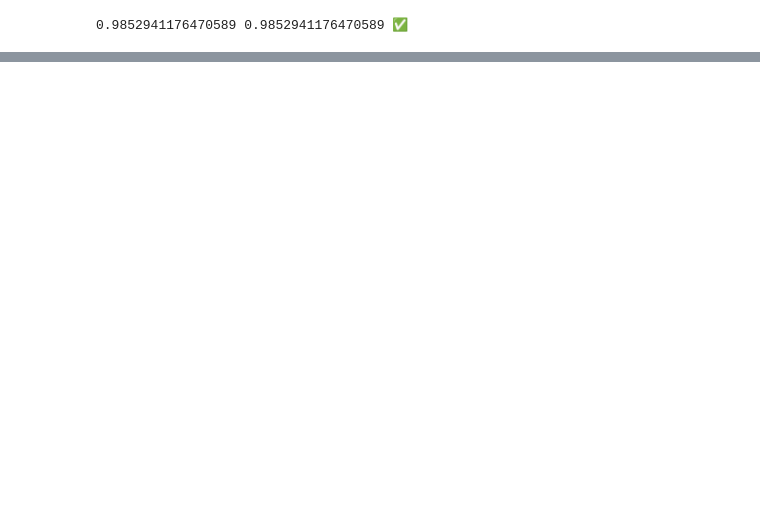
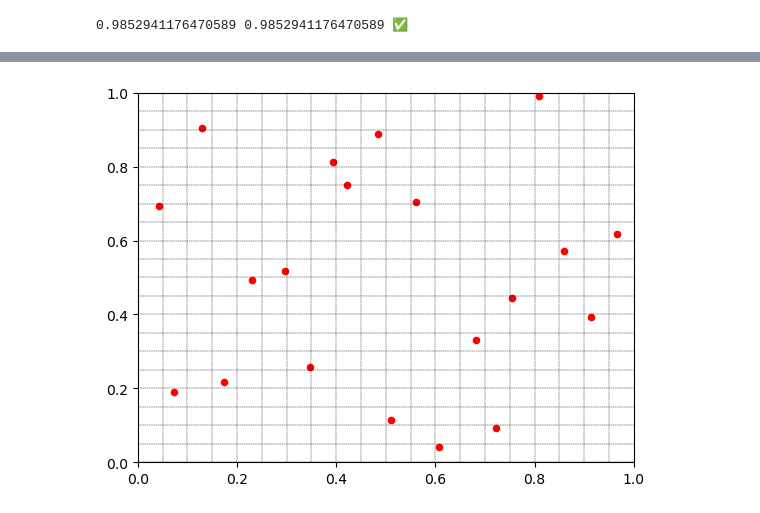
Before and after one commit to alecrespi/latinexpansion, a Jupyter notebook: PLAYGROUND.ipynb, the cells around one changed output, grey strips where cells are left out. Drawn from its saved outputs; the diff is of its cells as text; code cells hidden in the pictures; blank space fills up the shorter version.

```diff
--- a/PLAYGROUND.ipynb
+++ b/PLAYGROUND.ipynb
@@ -158,0 +185,30 @@ print(prediction, exp3["grade"], "✅" if -err < prediction - exp3["grade"] < er
+# %%
+
+def tmpplotLHS(lhs: np.ndarray, grid: bool = False, highlight: bool = False, save: bool = False, filepath: str = None):
+    N, P = lhs.shape
+    if P != 2:
+        return
+    plt.xlim(0, 1)
+    plt.ylim(0, 1)
+    plt.scatter(lhs[:, 0], lhs[:, 1], marker='o', c='r', s=20)
+    if grid:
+        for q in range(0, N):
+            plt.axhline(y=q/N, color='black', linestyle='--', linewidth=0.3)
+            plt.axvline(x=q/N, color='black', linestyle='--', linewidth=0.3)
+    # floor(coord/interval_size) = interval_index (starting from zero)
+    if highlight:
+        timestep = 1/N
+        for i in range(N):
+            try:
+                if lhs[i, 0] is None or lhs[i, 0] is None or np.isnan(lhs[i, 0]) or np.isnan(lhs[i, 1]):
+                    continue
+                qh = floor(lhs[i, 0]/timestep)
+                qv = floor(lhs[i, 1]/timestep)
+                plt.axvspan(qh/N, (qh+1)/N, facecolor='blue', alpha=0.15)
+                plt.axhspan(qv/N, (qv+1)/N, facecolor='blue', alpha=0.15)
+            except:
+                continue
+    if save and filepath is not None:
+        plt.savefig(filepath)
+    else:
+        plt.show()
@@ -158,0 +217,7 @@ print(prediction, exp3["grade"], "✅" if -err < prediction - exp3["grade"] < er
+# %%
+# poor LHS sampling: diagonal design
+N_diag = 20
+# diag = np.array([ [(2*i + 1)/(2*N_diag), (2*i + 1)/(2*N_diag)] for i in range(N_diag)])
+diag = np.array([ i/N_diag for i in range(N_diag)])
+diag = np.column_stack((diag + np.random.uniform(0,1/N_diag,N_diag), diag + np.random.normal(1/(2*N_diag),10e-8, N_diag)))
+tmpplotLHS(diag, True, False)
@@ -158,0 +226,6 @@ print(prediction, exp3["grade"], "✅" if -err < prediction - exp3["grade"] < er
+# %%
+# good LHS
+good_LHS = LHS.random(N_diag)
+tmpplotLHS(good_LHS, True, False)
+# %% [output]
+[figure, added]
```
Also changed, not shown: parts of 14 cells of this notebook, 27 other files.
